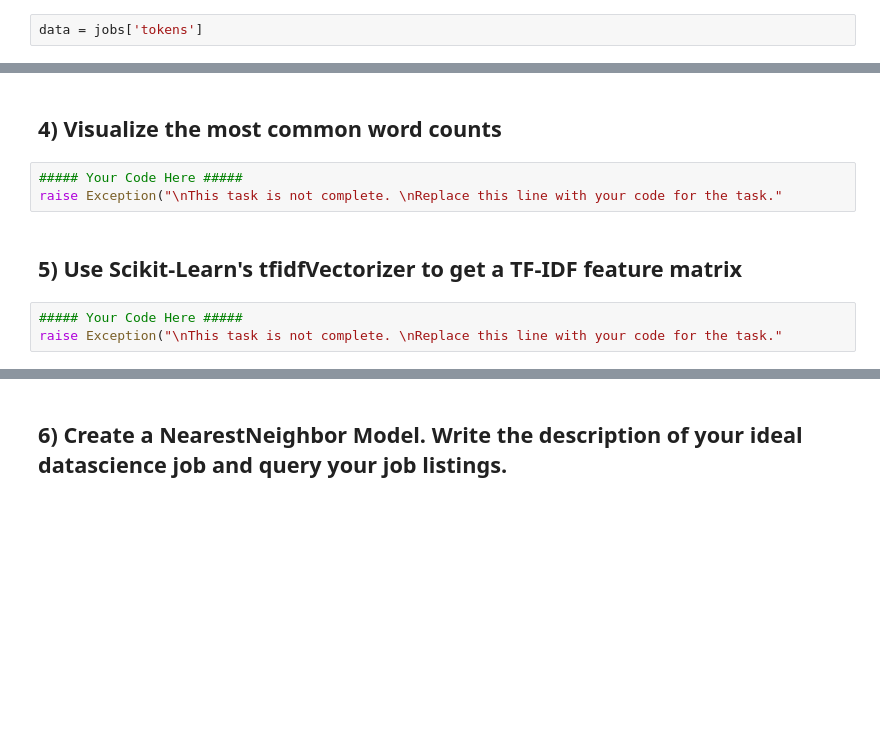
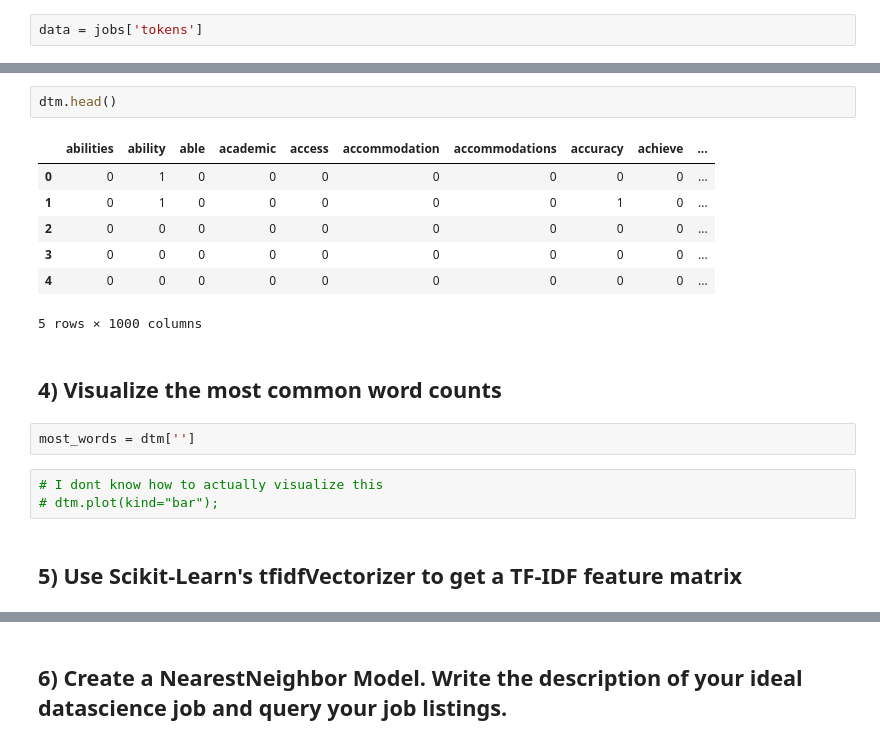
Before and after one commit to RMDircio/DS-Unit-4-Sprint-1-NLP, a Jupyter notebook: module2-vector-representations/Regina_Dircio_DSPT5_412_Vector_Representations_Assignment.ipynb, the cells around one changed output, grey strips where cells are left out. Saved outputs shown, nothing was run; the diff lists cells and outputs as text; blank space fills up the shorter version.

```diff
--- a/module2-vector-representations/Regina_Dircio_DSPT5_412_Vector_Representations_Assignment.ipynb
+++ b/module2-vector-representations/Regina_Dircio_DSPT5_412_Vector_Representations_Assignment.ipynb
@@ -135,10 +135,19 @@ AttributeError: 'list' object has no attribute 'lower'
+# %%
+dtm.head()
+# %% [output]
+|  | abilities | ability | able | academic | access | accommodation | accommodations | accuracy | achieve | ... |
+| 0 | 0 | 1 | 0 | 0 | 0 | 0 | 0 | 0 | 0 | ... |
+| 1 | 0 | 1 | 0 | 0 | 0 | 0 | 0 | 1 | 0 | ... |
+| 2 | 0 | 0 | 0 | 0 | 0 | 0 | 0 | 0 | 0 | ... |
+| 3 | 0 | 0 | 0 | 0 | 0 | 0 | 0 | 0 | 0 | ... |
+| 4 | 0 | 0 | 0 | 0 | 0 | 0 | 0 | 0 | 0 | ... |
+5 rows × 1000 columns
 # %% [markdown]
 ## 4) Visualize the most common word counts
-# %%
-##### Your Code Here #####
-raise Exception("\nThis task is not complete. \nReplace this line with your code for the task."
+# %%
+most_words = dtm['']
+# %%
+# I dont know how to actually visualize this
+# dtm.plot(kind="bar");
 # %% [markdown]
 ## 5) Use Scikit-Learn's tfidfVectorizer to get a TF-IDF feature matrix
-# %%
-##### Your Code Here #####
-raise Exception("\nThis task is not complete. \nReplace this line with your code for the task."
```
Also changed, not shown: parts of 18 cells of this notebook.
